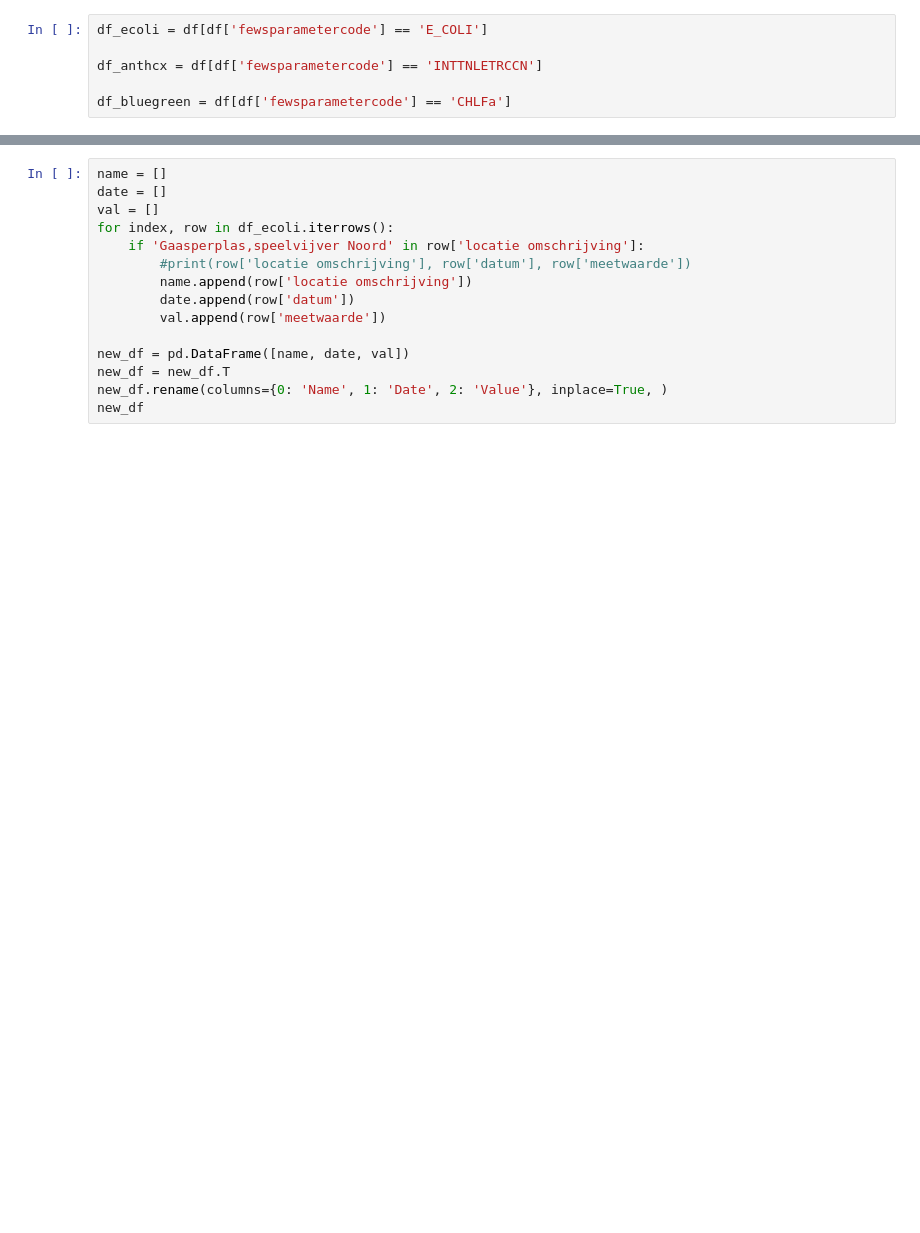
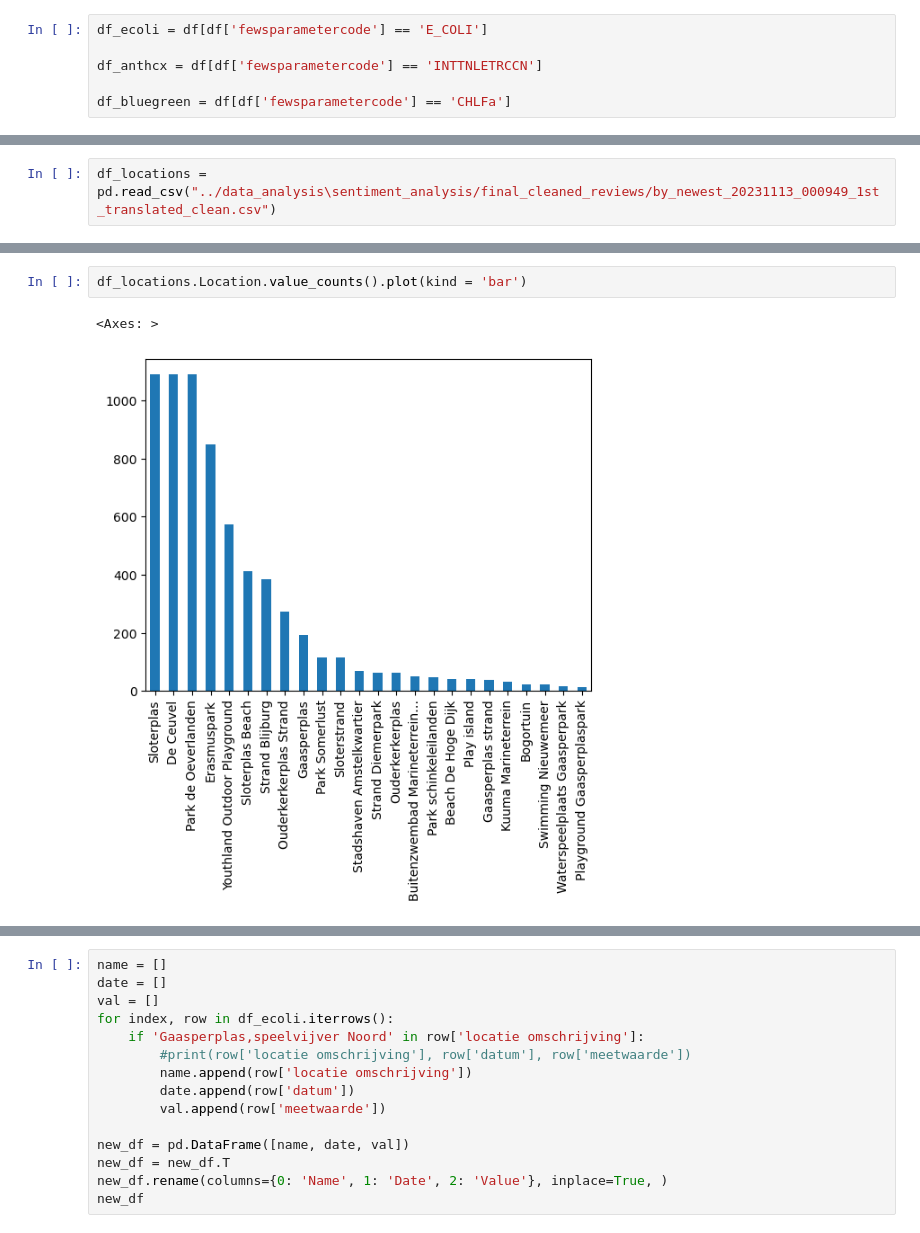
Before and after one commit to Aoyamaxx/Urban, a Jupyter notebook: waternet_waterquality_2007-2023/Waternet Preprocessing.ipynb, the cells around one changed output, grey strips where cells are left out. Cells and saved outputs as stored; diff of their text form; blank space fills up the shorter version.

```diff
--- a/waternet_waterquality_2007-2023/Waternet Preprocessing.ipynb
+++ b/waternet_waterquality_2007-2023/Waternet Preprocessing.ipynb
@@ -69,0 +177,2 @@ Note that this is very limited as we need to input the precise location name. Al
+# %%
+df_locations = pd.read_csv("../data_analysis\sentiment_analysis/final_cleaned_reviews/by_newest_20231113_000949_1st_translated_clean.csv")
@@ -69,0 +284,5 @@ Note that this is very limited as we need to input the precise location name. Al
+# %%
+df_locations.Location.value_counts().plot(kind = 'bar')
+# %% [output]
+<Axes: >
+[figure, added]
```
Also changed, not shown: parts of 31 cells of this notebook, 2 other files.
